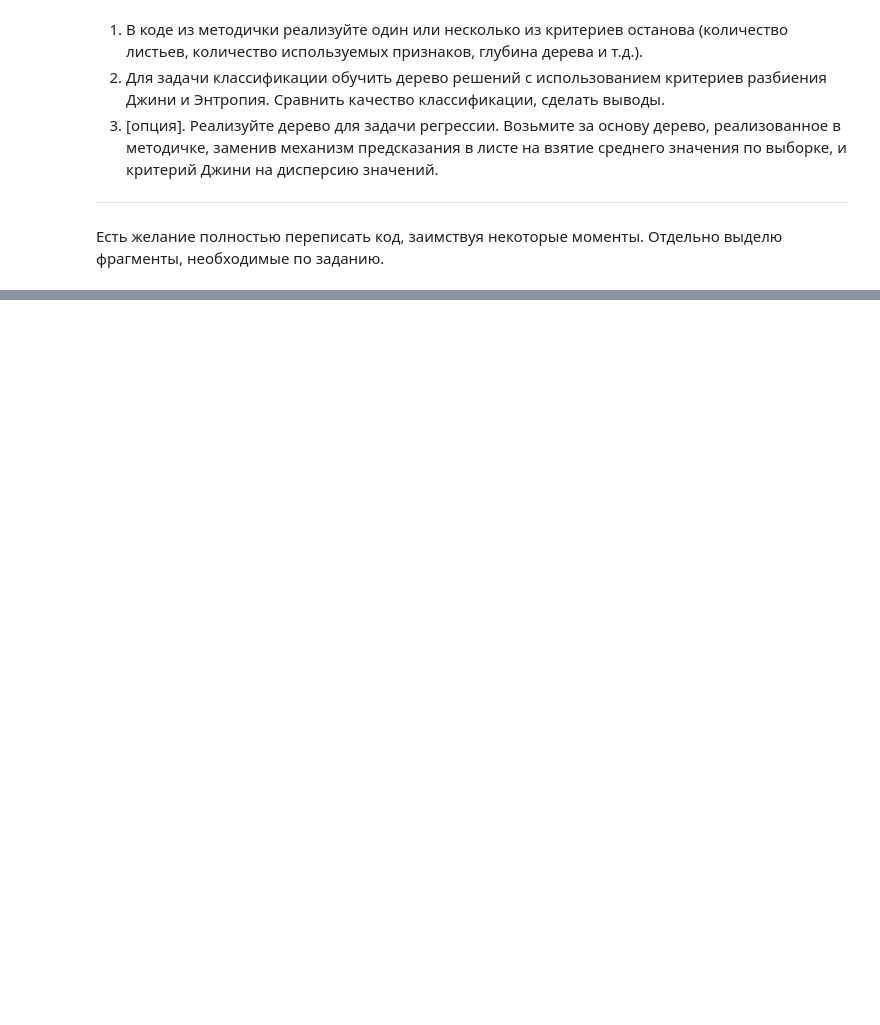
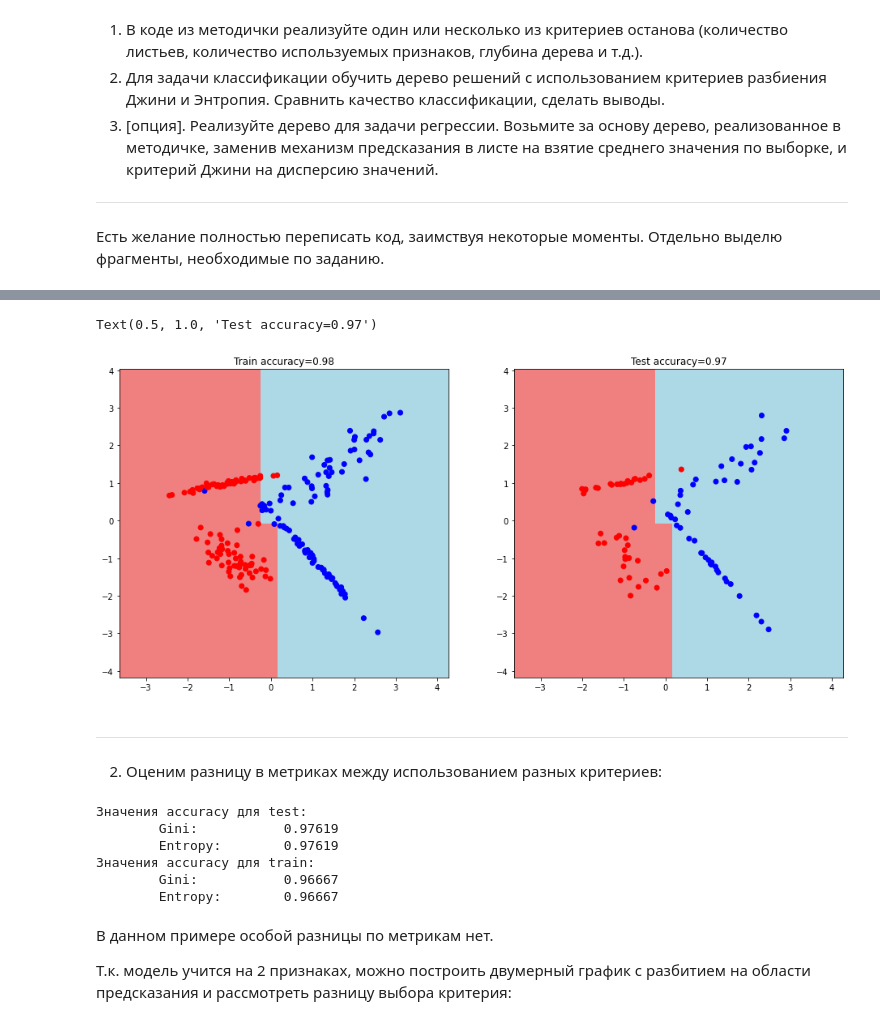
Before and after one commit to WiZor1/Edu_ML_Algorithms, a Jupyter notebook: Alg_HW_4.ipynb, the cells around one changed output, grey strips where cells are left out. Cells and saved outputs as stored; diff of their text form; code cells hidden in the pictures; blank space fills up the shorter version.

```diff
--- a/Alg_HW_4.ipynb
+++ b/Alg_HW_4.ipynb
@@ -219,0 +245,11 @@ pred_gini, pred_entropy
+# %%
+def accuracy_metric(actual, predicted):
+    return (actual == predicted).sum() / actual.shape[0]
+
+def mae_metric(actual, predicted):
+    return ((actual - predicted)**2).mean()
+
+def get_meshgrid(data, step=.05, border=1.2):
+    x_min, x_max = data[:, 0].min() - border, data[:, 0].max() + border
+    y_min, y_max = data[:, 1].min() - border, data[:, 1].max() + border
+    return np.meshgrid(np.arange(x_min, x_max, step), np.arange(y_min, y_max, step))
@@ -219,0 +260,57 @@ pred_gini, pred_entropy
+# %%
+data, labels = datasets.make_classification(n_samples=300, n_features=2, n_redundant=0)
+
+X_train, X_test, y_train, y_test = model_selection.train_test_split(data, labels, test_size=0.3)
+# %%
+model_gini = DecisionTree(criterion='gini', min_leaf=6, max_depth=3)
+model_entropy = DecisionTree(criterion='entropy', min_leaf=6, max_depth=3)
+
+pred_gini = model_gini.fit_predict(X_train, y_train)
+pred_entropy = model_entropy.fit_predict(X_train, y_train)
+
+pred_gini_test = model_gini.predict(X_test)
+pred_entropy_test = model_entropy.predict(X_test)
+# %%
+train_data = np.vstack([X_train.T, y_train]).T
+test_data = np.vstack([X_test.T, y_test]).T
+# %%
+plt.figure(figsize = (16, 7))
+
+# график обучающей выборки
+plt.subplot(1,2,1)
+xx, yy = get_meshgrid(train_data)
+mesh_predictions = np.array(model_gini.predict(np.c_[xx.ravel(), yy.ravel()])).reshape(xx.shape)
+plt.pcolormesh(xx, yy, mesh_predictions, cmap = ListedColormap(['lightcoral', 'lightblue']))
+plt.scatter(train_data[:, 0], train_data[:, 1], c = y_train, cmap = ListedColormap(['red', 'blue']))
+plt.title(f'Train accuracy={accuracy_metric(y_train, pred_gini):.2f}')
+
+# график тестовой выборки
+plt.subplot(1,2,2)
+plt.pcolormesh(xx, yy, mesh_predictions, cmap = ListedColormap(['lightcoral', 'lightblue']))
+plt.scatter(test_data[:, 0], test_data[:, 1], c = y_test, cmap = ListedColormap(['red', 'blue']))
+plt.title(f'Test accuracy={accuracy_metric(y_test, pred_gini_test):.2f}')
+# %% [output]
+Text(0.5, 1.0, 'Test accuracy=0.97')
+[figure, added]
+# %% [markdown]
+-----
+
+2) Оценим разницу в метриках между использованием разных критериев:
+# %%
+print('Значения accuracy для test:')
+print(f'\tGini: \t\t{round(accuracy_metric(y_train, pred_gini), 5)}')
+print(f'\tEntropy: \t{round(accuracy_metric(y_train, pred_entropy), 5)}')
+print('Значения accuracy для train:')
+print(f'\tGini: \t\t{round(accuracy_metric(y_test, pred_gini_test), 5)}')
+print(f'\tEntropy: \t{round(accuracy_metric(y_test, pred_entropy_test), 5)}')
+# %% [output]
+Значения accuracy для test:
+        Gini:           0.97619
+        Entropy:        0.97619
+Значения accuracy для train:
+        Gini:           0.96667
+        Entropy:        0.96667
+# %% [markdown]
+В данном примере особой разницы по метрикам нет.
+
+Т.к. модель учится на 2 признаках, можно построить двумерный график с разбитием на области предсказания и рассмотреть разницу выбора критерия:
```
Also changed, not shown: parts of 21 cells of this notebook.
